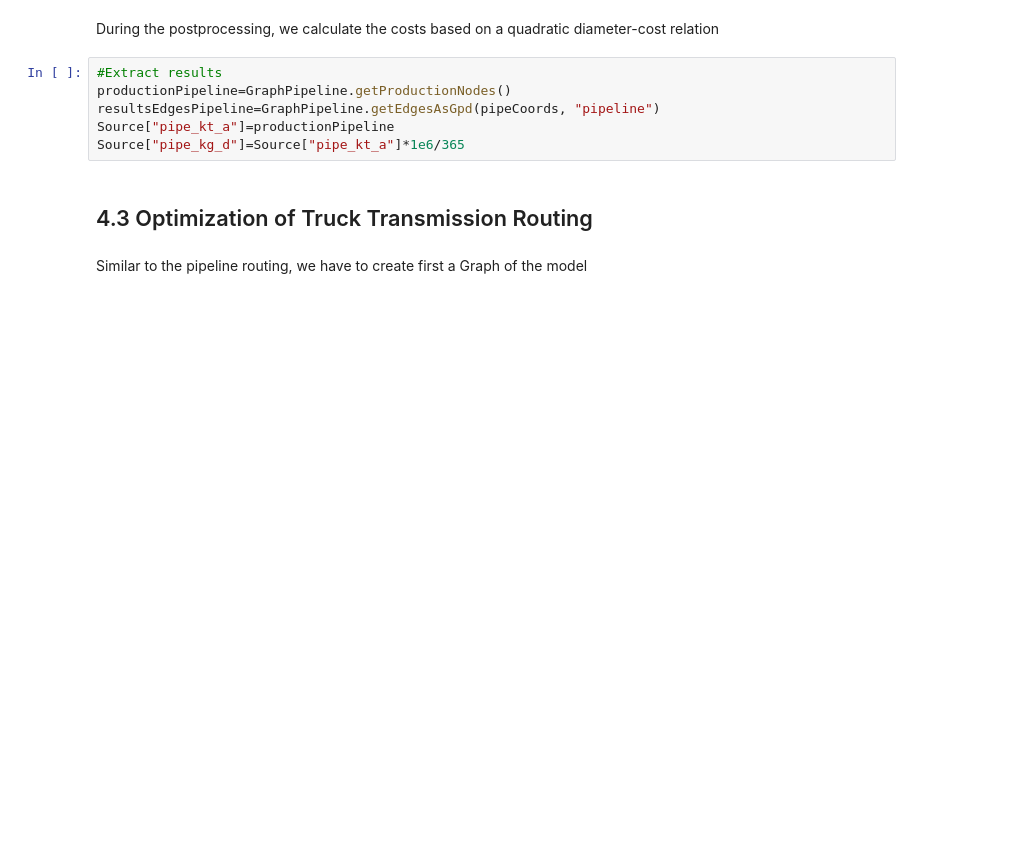
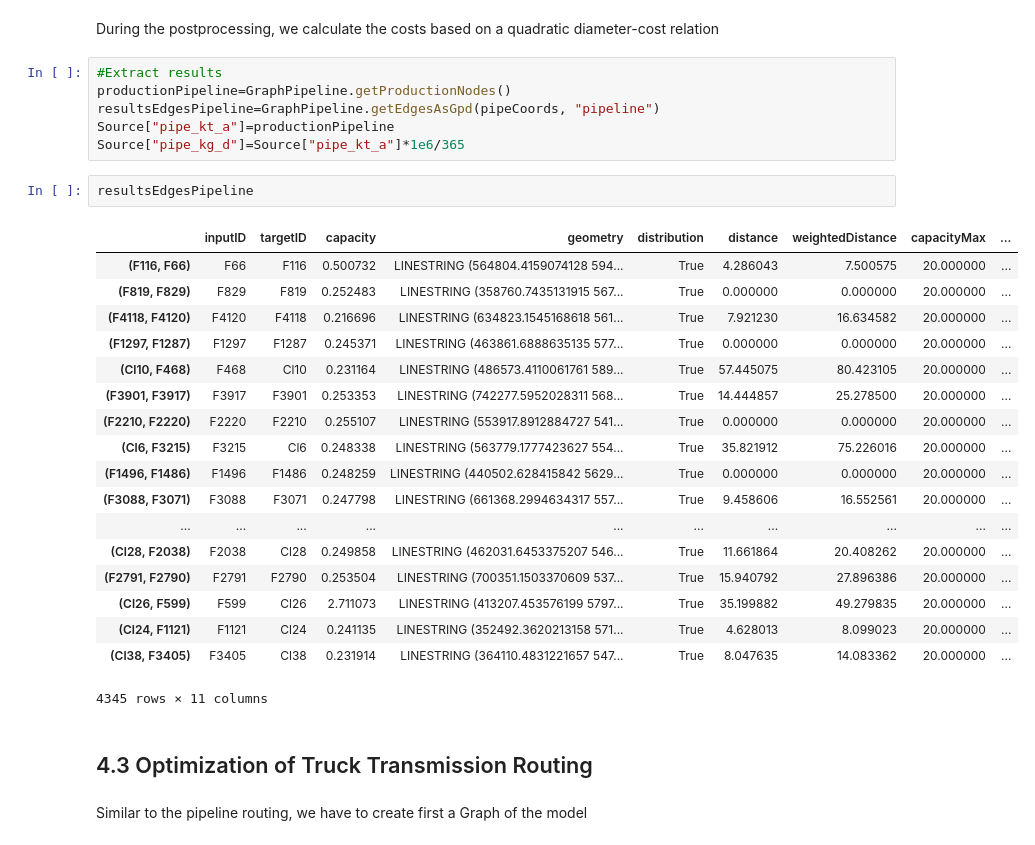
Before and after one commit to FZJ-IEK3-VSA/HIM, a Jupyter notebook: apps/Example Hydrogen Supply Chain Cost Generation.ipynb, the cells around one changed output. Saved outputs shown, nothing was run; the diff lists cells and outputs as text; blank space fills up the shorter version.

```diff
--- a/apps/Example Hydrogen Supply Chain Cost Generation.ipynb
+++ b/apps/Example Hydrogen Supply Chain Cost Generation.ipynb
@@ -317,6 +375,27 @@ productionPipeline=GraphPipeline.getProductionNodes()
 resultsEdgesPipeline=GraphPipeline.getEdgesAsGpd(pipeCoords, "pipeline")
 Source["pipe_kt_a"]=productionPipeline
 Source["pipe_kg_d"]=Source["pipe_kt_a"]*1e6/365
+# %%
+resultsEdgesPipeline
+# %% [output]
+|  | inputID | targetID | capacity | geometry | distribution | distance | weightedDistance | capacityMax | ... |
+| (F116, F66) | F66 | F116 | 0.500732 | LINESTRING (564804.4159074128 594... | True | 4.286043 | 7.500575 | 20.000000 | ... |
+| (F819, F829) | F829 | F819 | 0.252483 | LINESTRING (358760.7435131915 567... | True | 0.000000 | 0.000000 | 20.000000 | ... |
+| (F4118, F4120) | F4120 | F4118 | 0.216696 | LINESTRING (634823.1545168618 561... | True | 7.921230 | 16.634582 | 20.000000 | ... |
+| (F1297, F1287) | F1297 | F1287 | 0.245371 | LINESTRING (463861.6888635135 577... | True | 0.000000 | 0.000000 | 20.000000 | ... |
+| (Cl10, F468) | F468 | Cl10 | 0.231164 | LINESTRING (486573.4110061761 589... | True | 57.445075 | 80.423105 | 20.000000 | ... |
+| (F3901, F3917) | F3917 | F3901 | 0.253353 | LINESTRING (742277.5952028311 568... | True | 14.444857 | 25.278500 | 20.000000 | ... |
+| (F2210, F2220) | F2220 | F2210 | 0.255107 | LINESTRING (553917.8912884727 541... | True | 0.000000 | 0.000000 | 20.000000 | ... |
+| (Cl6, F3215) | F3215 | Cl6 | 0.248338 | LINESTRING (563779.1777423627 554... | True | 35.821912 | 75.226016 | 20.000000 | ... |
+| (F1496, F1486) | F1496 | F1486 | 0.248259 | LINESTRING (440502.628415842 5629... | True | 0.000000 | 0.000000 | 20.000000 | ... |
+| (F3088, F3071) | F3088 | F3071 | 0.247798 | LINESTRING (661368.2994634317 557... | True | 9.458606 | 16.552561 | 20.000000 | ... |
+| ... | ... | ... | ... | ... | ... | ... | ... | ... | ... |
+| (Cl28, F2038) | F2038 | Cl28 | 0.249858 | LINESTRING (462031.6453375207 546... | True | 11.661864 | 20.408262 | 20.000000 | ... |
+| (F2791, F2790) | F2791 | F2790 | 0.253504 | LINESTRING (700351.1503370609 537... | True | 15.940792 | 27.896386 | 20.000000 | ... |
+| (Cl26, F599) | F599 | Cl26 | 2.711073 | LINESTRING (413207.453576199 5797... | True | 35.199882 | 49.279835 | 20.000000 | ... |
+| (Cl24, F1121) | F1121 | Cl24 | 0.241135 | LINESTRING (352492.3620213158 571... | True | 4.628013 | 8.099023 | 20.000000 | ... |
+| (Cl38, F3405) | F3405 | Cl38 | 0.231914 | LINESTRING (364110.4831221657 547... | True | 8.047635 | 14.083362 | 20.000000 | ... |
+4345 rows × 11 columns
 # %% [markdown]
 ## 4.3 Optimization of Truck Transmission Routing
 # %% [markdown]
```
Also changed, not shown: parts of 16 cells of this notebook, 33 other files.
